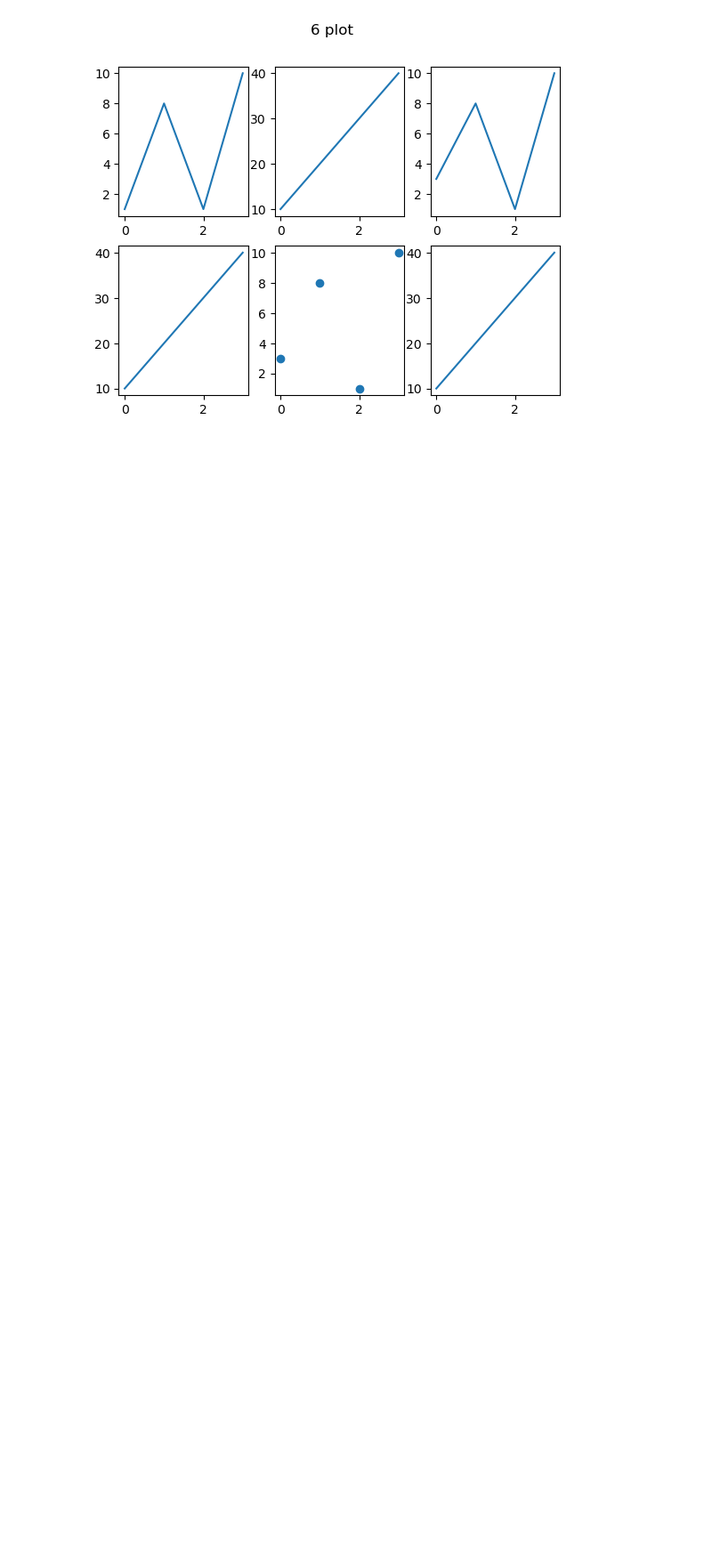
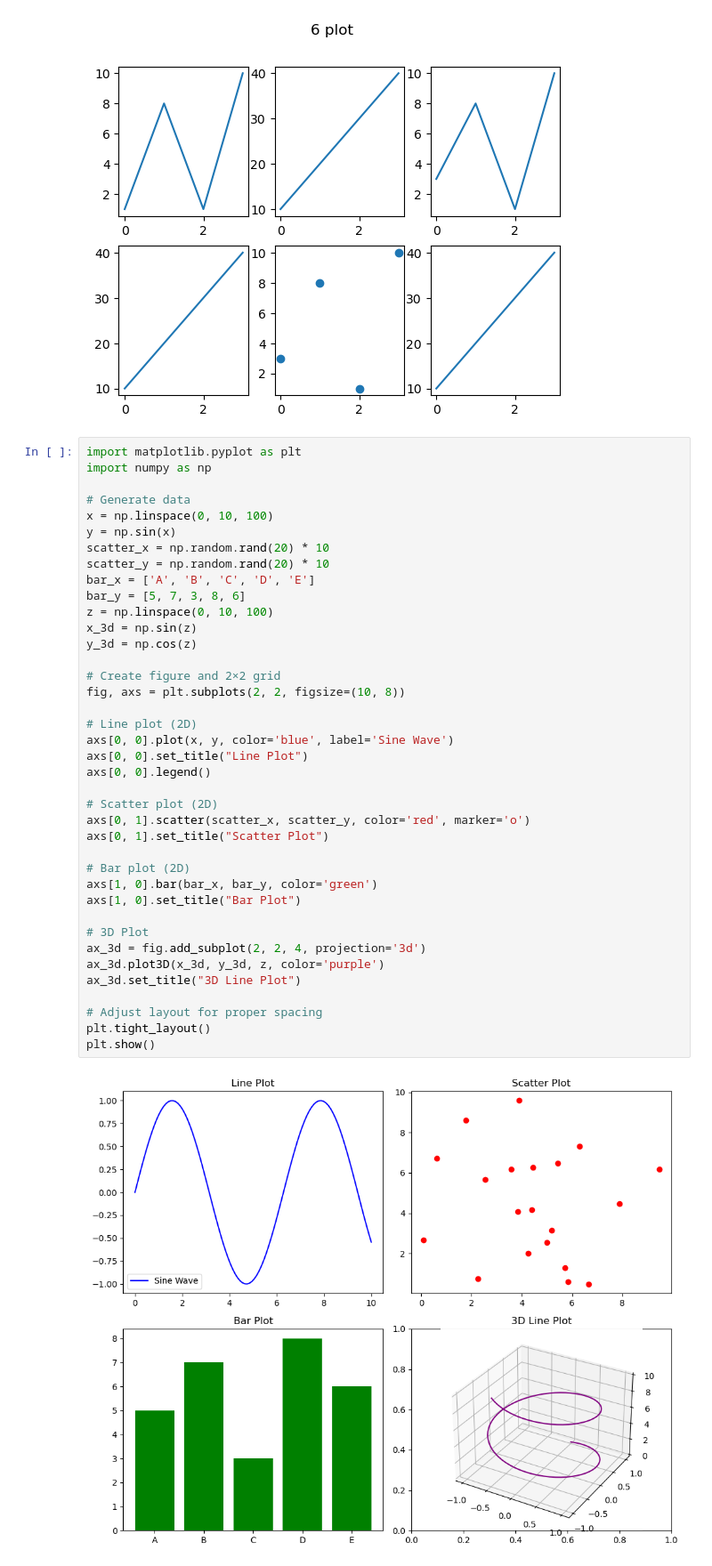
Before and after one commit to chaudhary-dotcom/Python-Beginning-, a Jupyter notebook: matplotlibDay2.ipynb, the cells around one changed output. Shown at 89% size. Cells and saved outputs as stored; diff of their text form; blank space fills up the shorter version.

Commit message:
matplotlib day2

```diff
--- a/matplotlibDay2.ipynb
+++ b/matplotlibDay2.ipynb
@@ -79,3 +79,44 @@ plt.suptitle('6 plot')
 plt.show()
 # %% [output]
 [figure]
+# %%
+import matplotlib.pyplot as plt
+import numpy as np
+
+# Generate data
+x = np.linspace(0, 10, 100)
+y = np.sin(x)
+scatter_x = np.random.rand(20) * 10
+scatter_y = np.random.rand(20) * 10
+bar_x = ['A', 'B', 'C', 'D', 'E']
+bar_y = [5, 7, 3, 8, 6]
+z = np.linspace(0, 10, 100)
+x_3d = np.sin(z)
+y_3d = np.cos(z)
+
+# Create figure and 2×2 grid
+fig, axs = plt.subplots(2, 2, figsize=(10, 8))
+
+# Line plot (2D)
+axs[0, 0].plot(x, y, color='blue', label='Sine Wave')
+axs[0, 0].set_title("Line Plot")
+axs[0, 0].legend()
+
+# Scatter plot (2D)
+axs[0, 1].scatter(scatter_x, scatter_y, color='red', marker='o')
+axs[0, 1].set_title("Scatter Plot")
+
+# Bar plot (2D)
+axs[1, 0].bar(bar_x, bar_y, color='green')
+axs[1, 0].set_title("Bar Plot")
+
+# 3D Plot
+ax_3d = fig.add_subplot(2, 2, 4, projection='3d')
+ax_3d.plot3D(x_3d, y_3d, z, color='purple')
+ax_3d.set_title("3D Line Plot")
+
+# Adjust layout for proper spacing
+plt.tight_layout()
+plt.show()
+# %% [output]
+[figure, added]
```
